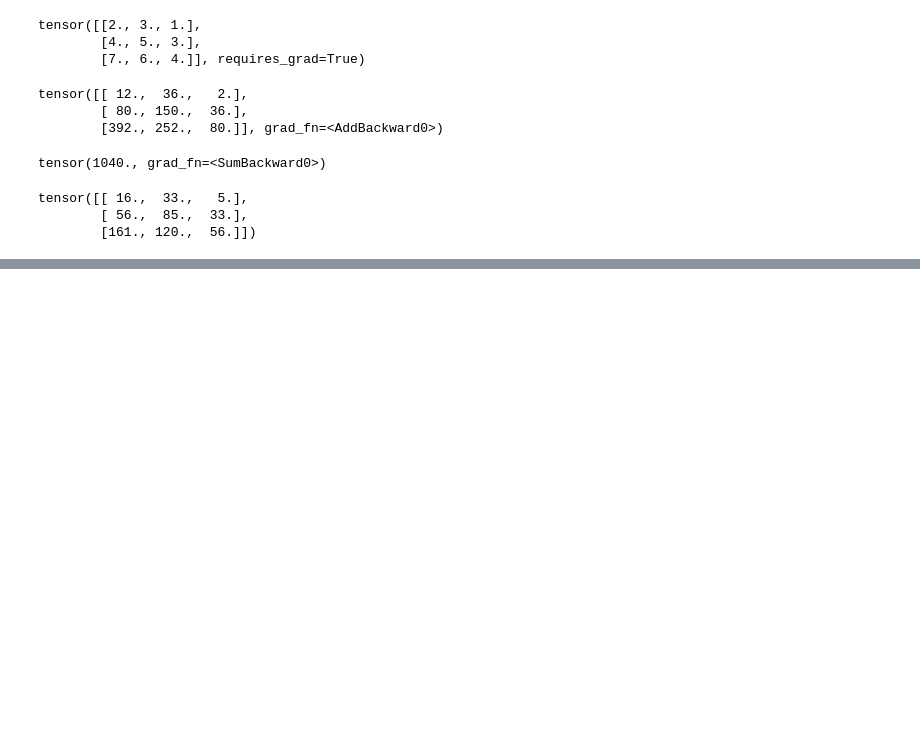
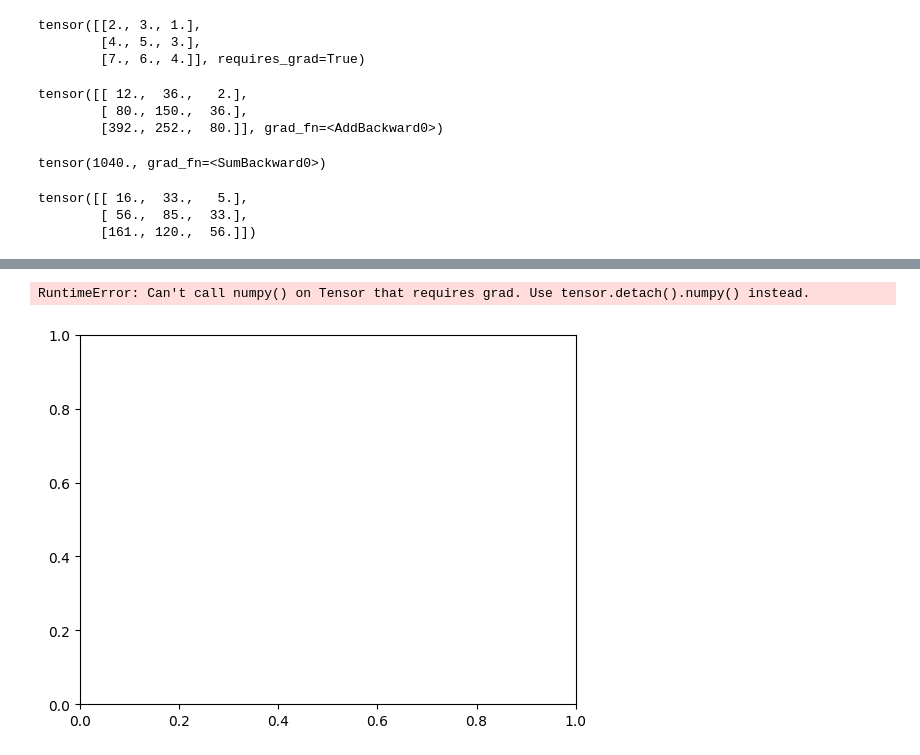
Before and after one commit to RushabhShahPrograms/Pytorch_tuts, a Jupyter notebook: PyTorch_Tuts_krish.ipynb, the cells around one changed output, grey strips where cells are left out. Saved outputs shown, nothing was run; the diff lists cells and outputs as text; code cells hidden in the pictures; blank space fills up the shorter version.

```diff
--- a/PyTorch_Tuts_krish.ipynb
+++ b/PyTorch_Tuts_krish.ipynb
@@ -168,0 +237,15 @@ tensor([[ 16.,  33.,   5.],
+# %%
+class ANN_Model(nn.Module):
+    def __init__(self,input_features=8,hidden1=20,hidden2=20,out_features=2):
+        super().__init__()
+        self.f_connected1=nn.Linear(input_features,hidden1)
+        self.f_connected2=nn.Linear(hidden1,hidden2)
+        self.out=nn.Linear(hidden2,out_features)
+    def forward(self,x):
+        x=F.relu(self.f_connected1(x))
+        x=F.relu(self.f_connected2(x))
+        x=self.out(x)
+        return x
+# %%
+torch.manual_seed(20)
+model=ANN_Model()
@@ -168,0 +260,16 @@ tensor([[ 16.,  33.,   5.],
+# %%
+loss_function=nn.CrossEntropyLoss()
+optimizer=torch.optim.Adam(model.parameters(),lr=0.01)
+# %%
+epochs=500
+final_losses=[]
+for i in range(epochs):
+    i=i+1
+    y_pred=model.forward(X_train)
+    loss=loss_function(y_pred,y_train)
+    final_losses.append(loss)
+    if i%10==1:
+        print("Epoch number: {} and the loss : {}".format(i,loss.item()))
+    optimizer.zero_grad()
+    loss.backward()
+    optimizer.step()
@@ -168,0 +297,7 @@ tensor([[ 16.,  33.,   5.],
+# %%
+plt.plot(range(epochs),final_losses)
+plt.ylabel('Loss')
+plt.xlabel('Epoch')
+# %% [output]
+RuntimeError: Can't call numpy() on Tensor that requires grad. Use tensor.detach().numpy() instead.
+[figure, added]
```
Also changed, not shown: parts of 24 cells of this notebook.
